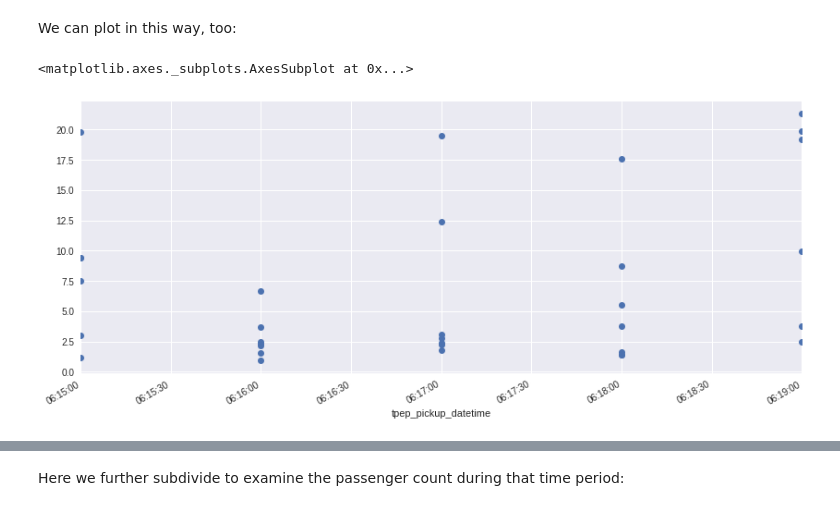
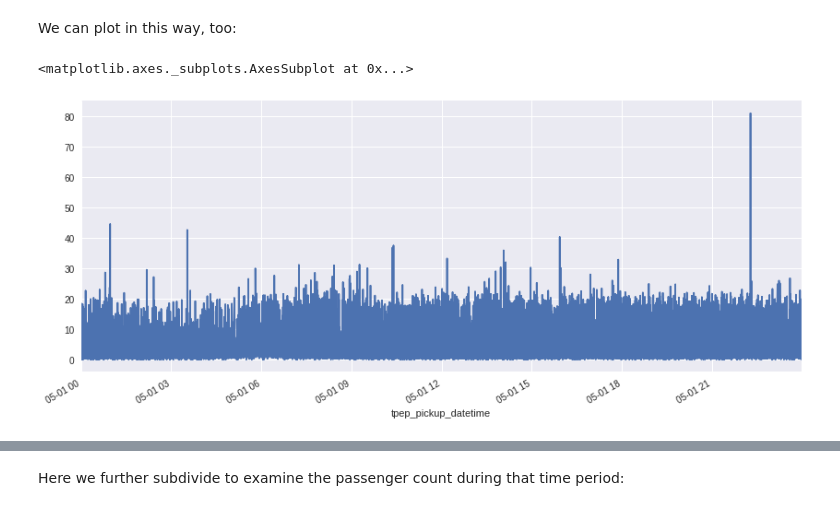
Before and after one commit to kthyng/python4geosciences, a Jupyter notebook: materials/ST_1D_analysis.ipynb, the cells around one changed output, grey strips where cells are left out. Cells and saved outputs as stored; diff of their text form; code cells hidden in the pictures.

```diff
--- a/materials/ST_1D_analysis.ipynb
+++ b/materials/ST_1D_analysis.ipynb
@@ -73,8 +85,8 @@ Name: trip_distance, dtype: float64
 # %% [markdown]
 We can plot in this way, too:
-# %%
-df['trip_distance']['2016-05-01 06:15:00':'2016-05-01 06:19:00'].plot(figsize=(14,6), marker='o', linestyle='none')
-# %% [output]
-<matplotlib.axes._subplots.AxesSubplot at 0x...>
-[figure, removed]
+# %%
+df['trip_distance'].plot(figsize=(14,6))
+# %% [output]
+<matplotlib.axes._subplots.AxesSubplot at 0x...>
+[figure, added]
 # %% [markdown]
```
Also changed, not shown: parts of 29 cells of this notebook.
